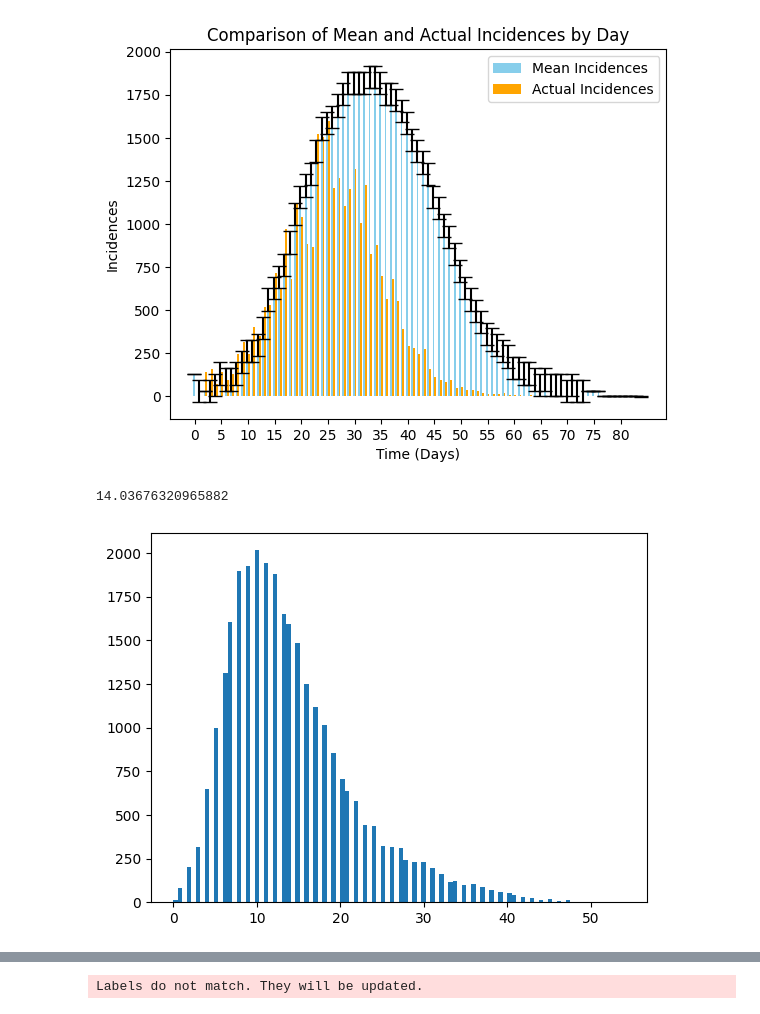
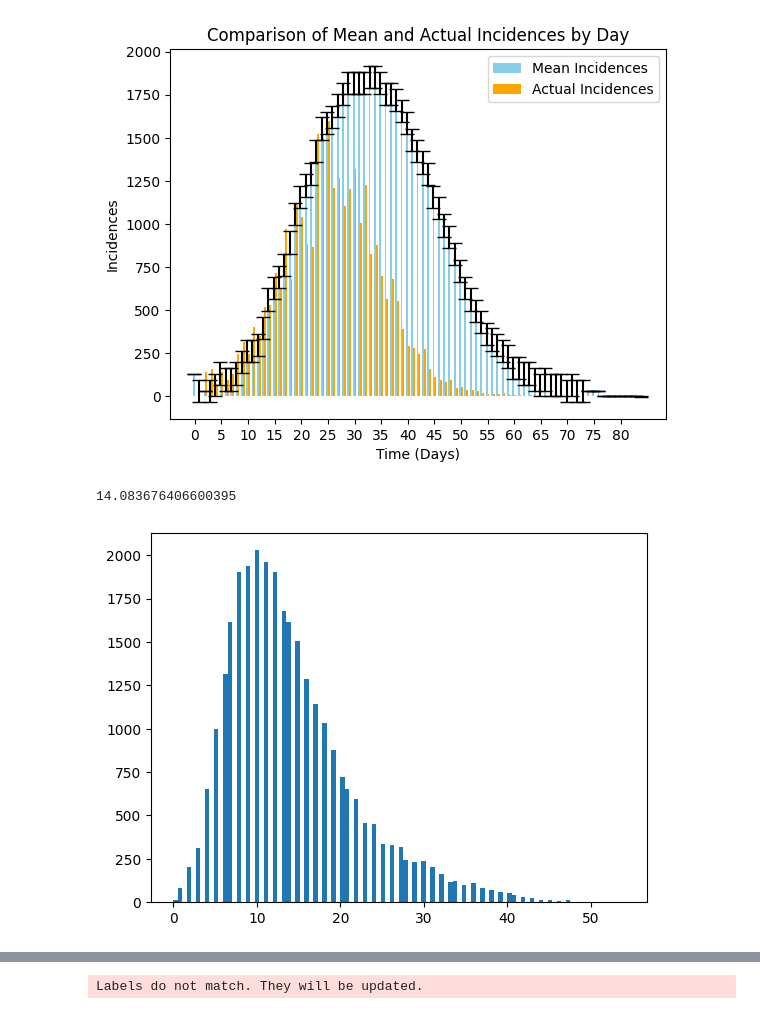
Before and after one commit to SABS-R3-Epidemiology/EpiOS, a Jupyter notebook: limited_resources.ipynb, the cells around one changed output, grey strips where cells are left out. Drawn from its saved outputs; the diff is of its cells as text; code cells hidden in the pictures.

Commit message:
Update the practical tester

```diff
--- a/limited_resources.ipynb
+++ b/limited_resources.ipynb
@@ -35,0 +36,19 @@ result, diff = postprocess.predict.Base(sample_size=750,
+# %%
+demo_data = pd.read_csv('./demographics_large.csv')
+time_data = pd.read_csv('./inf_status_history_large.csv')
+
+# Define the class instance
+positivity_curve = pd.read_csv('../EpiPI/PCR_curve_summary.csv')['median'].values
+positivity_pos_list = np.arange(1, 31) * 10
+positivity_curve = positivity_curve[positivity_pos_list]
+practical = epios.PracticalSampler(time_data=time_data, demo_data=demo_data, positivity_curve=positivity_curve)
+time_sample=[0, 14, 28, 42, 56, 70, 84]
+
+# Do prediction and comparison based age-region stratification
+result, diff = practical.predict_base(sample_size=750,
+                                             time_sample=time_sample,
+                                             comparison=True,
+                                            #  non_responder=False,
+                                             gen_plot=True,
+                                             sample_strategy='Random',
+                                             seed=10)
@@ -330,12 +361,12 @@ for ind, row in time_data.iterrows():
                 element_zero.append(i)
         if len(element_zero) > 0:
             for i in element_zero:
-                if time_data.iloc[ind + 1, i] != 1:
+                if time_data.iloc[ind + 1, i] > 1 and time_data.iloc[ind + 1, i] < 9:
                     incidence += 1
         incidences_true.append(incidence)
     else:
         break
-incidences_true.insert(0, 0)
+incidences_true.insert(0, result[1][0] * len(demo_data))
 # %%
 df_to_save = pd.DataFrame({'incidences_true': incidences_true[:max(time_sample) + 1]})
 df_to_save.to_csv('incidences_true.csv', index=False)
@@ -585,28 +616,28 @@ plt.show()
 # %%
 # Calculate the mean recovery time, correspond to problem 2
 last_row = time_data.iloc[-1, :]
 last_time = time_data.iloc[-1, 0]
 element_recovered = []
 for i in range(len(last_row)):
-    if last_row[i] == 9:
+    if last_row[i] == 9 or last_row[i] == 10:
         element_recovered.append(i)
 recovery_times = []
 for i in element_recovered:
     time = int(last_time)
-    while time_data.iloc[time, i] == 9:
+    while time_data.iloc[time, i] == 9 or time_data.iloc[time, i] == 10:
         time -= 1
     recovered_time = time + 1
     while time_data.iloc[time, i] > 1:
         if time == 0:
             time = -1
             break
         time -= 1
     infected_time = time + 1
     recovery_times.append(recovered_time - infected_time)
 mean_recovery_time = np.mean(recovery_times)
 print(mean_recovery_time)
 plt.hist(recovery_times, bins=100)
 plt.show()
 # %% [output]
-14.03676320965882
+14.083676406600395
-[figure, old version]
+[figure, new version]
```
Also changed, not shown: parts of 14 cells of this notebook, 4 other files.
